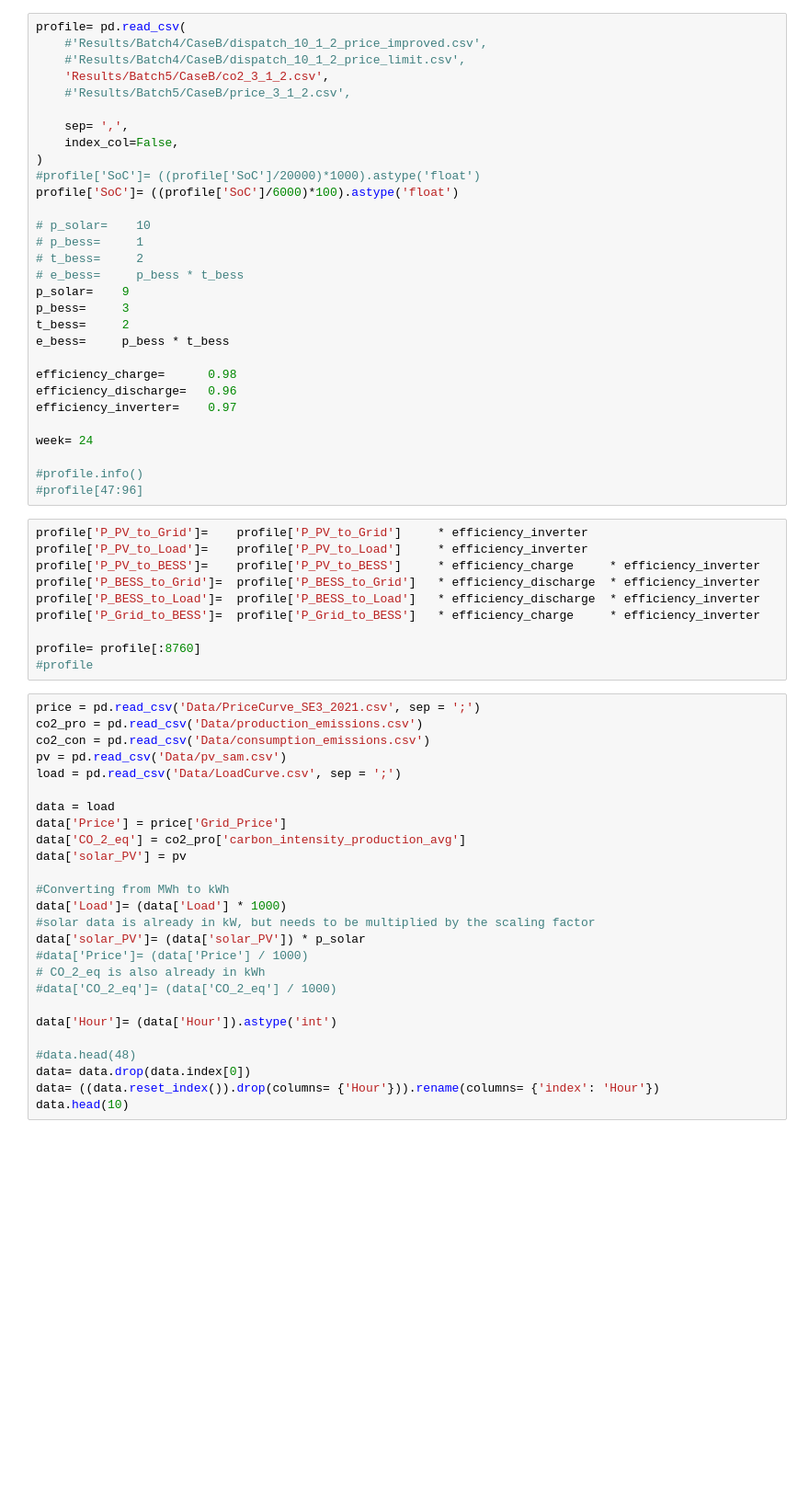
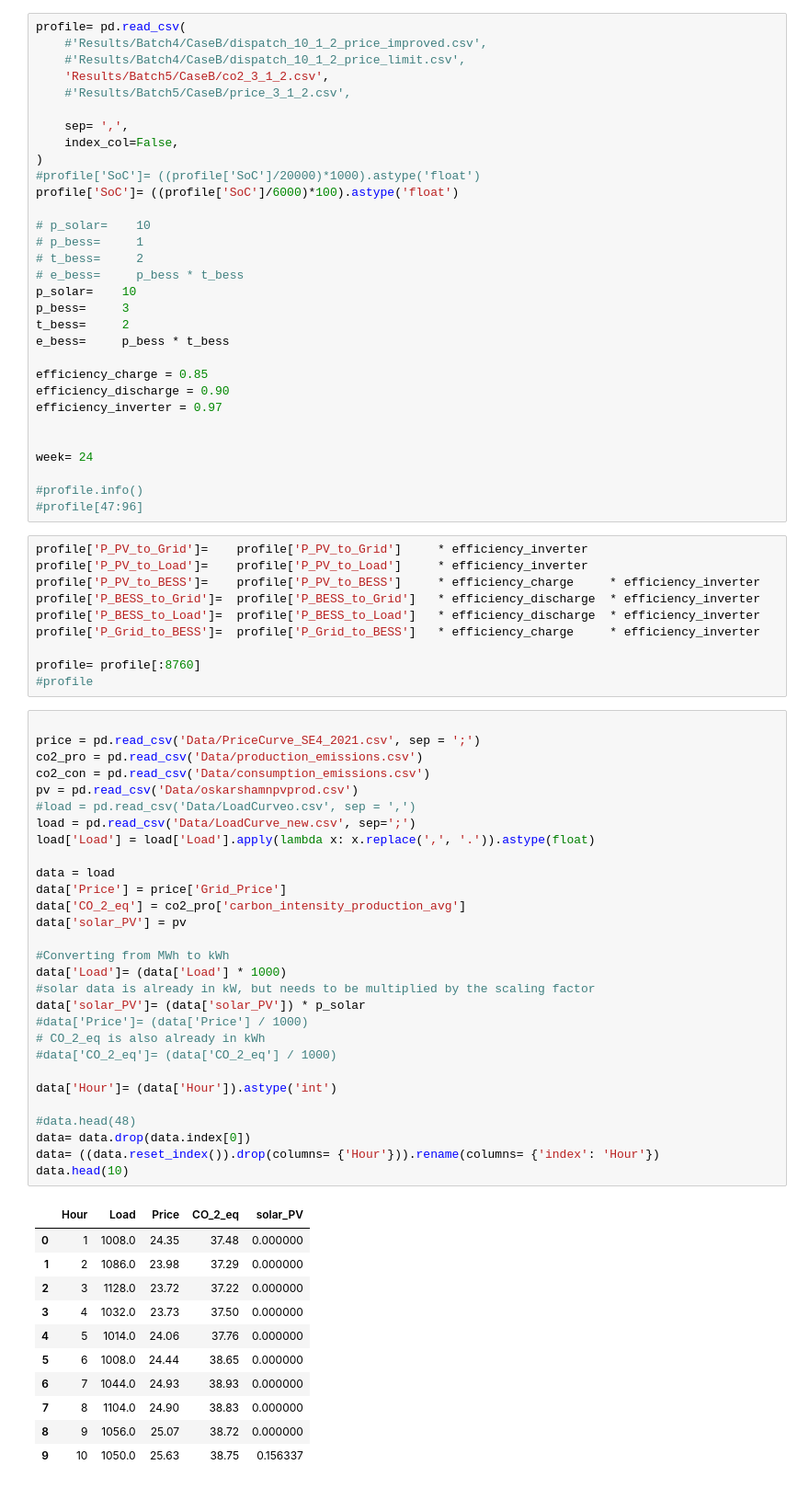
Before and after one commit to repc24/BESS-RE, a Jupyter notebook: 9.VisualsForPaper.ipynb, the cells around one changed output. Shown at 92% size. Drawn from its saved outputs; the diff is of its cells as text; blank space fills up the shorter version.

```diff
--- a/9.VisualsForPaper.ipynb
+++ b/9.VisualsForPaper.ipynb
@@ -18,14 +18,15 @@ profile['SoC']= ((profile['SoC']/6000)*100).astype('float')
 # p_bess=     1
 # t_bess=     2
 # e_bess=     p_bess * t_bess
-p_solar=    9
+p_solar=    10
 p_bess=     3
 t_bess=     2
 e_bess=     p_bess * t_bess
 
-efficiency_charge=      0.98
-efficiency_discharge=   0.96
-efficiency_inverter=    0.97
+efficiency_charge = 0.85
+efficiency_discharge = 0.90
+efficiency_inverter = 0.97
+
 
 week= 24
 
@@ -42,31 +43,46 @@ profile['P_Grid_to_BESS']=  profile['P_Grid_to_BESS']   * efficiency_charge
 profile= profile[:8760]
 #profile
 # %%
-price = pd.read_csv('Data/PriceCurve_SE3_2021.csv', sep = ';')
+
+price = pd.read_csv('Data/PriceCurve_SE4_2021.csv', sep = ';')
 co2_pro = pd.read_csv('Data/production_emissions.csv')
 co2_con = pd.read_csv('Data/consumption_emissions.csv')
-pv = pd.read_csv('Data/pv_sam.csv')
-load = pd.read_csv('Data/LoadCurve.csv', sep = ';')
+pv = pd.read_csv('Data/oskarshamnpvprod.csv')
+#load = pd.read_csv('Data/LoadCurveo.csv', sep = ',')
+load = pd.read_csv('Data/LoadCurve_new.csv', sep=';')
+load['Load'] = load['Load'].apply(lambda x: x.replace(',', '.')).astype(float)
 
 data = load
 data['Price'] = price['Grid_Price']
 data['CO_2_eq'] = co2_pro['carbon_intensity_production_avg']
 data['solar_PV'] = pv
 
 #Converting from MWh to kWh
 data['Load']= (data['Load'] * 1000)
 #solar data is already in kW, but needs to be multiplied by the scaling factor
 data['solar_PV']= (data['solar_PV']) * p_solar
 #data['Price']= (data['Price'] / 1000)
 # CO_2_eq is also already in kWh
 #data['CO_2_eq']= (data['CO_2_eq'] / 1000)
 
 data['Hour']= (data['Hour']).astype('int')
 
 #data.head(48)
 data= data.drop(data.index[0])
 data= ((data.reset_index()).drop(columns= {'Hour'})).rename(columns= {'index': 'Hour'})
 data.head(10)
+# %% [output]
+|  | Hour | Load | Price | CO_2_eq | solar_PV |
+| 0 | 1 | 1008.0 | 24.35 | 37.48 | 0.000000 |
+| 1 | 2 | 1086.0 | 23.98 | 37.29 | 0.000000 |
+| 2 | 3 | 1128.0 | 23.72 | 37.22 | 0.000000 |
+| 3 | 4 | 1032.0 | 23.73 | 37.50 | 0.000000 |
+| 4 | 5 | 1014.0 | 24.06 | 37.76 | 0.000000 |
+| 5 | 6 | 1008.0 | 24.44 | 38.65 | 0.000000 |
+| 6 | 7 | 1044.0 | 24.93 | 38.93 | 0.000000 |
+| 7 | 8 | 1104.0 | 24.90 | 38.83 | 0.000000 |
+| 8 | 9 | 1056.0 | 25.07 | 38.72 | 0.000000 |
+| 9 | 10 | 1050.0 | 25.63 | 38.75 | 0.156337 |
 # %%
 # Select only the columns of interest
 columns_of_interest = ['Hour','P_PV_to_Load','P_PV_to_Grid','P_PV_to_BESS','P_PV_curtailment','P_BESS_to_Load','P_Grid_to_Load']
```
Also changed, not shown: parts of 6 cells of this notebook, 6 other files.
